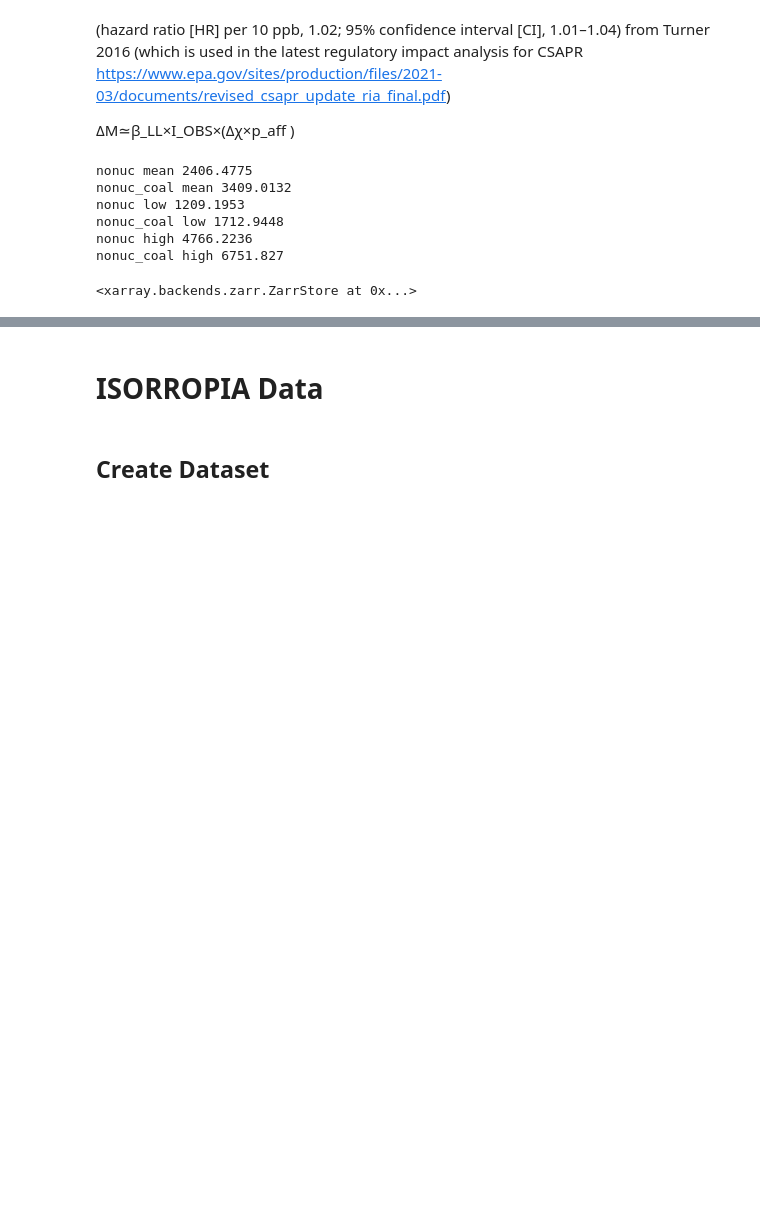
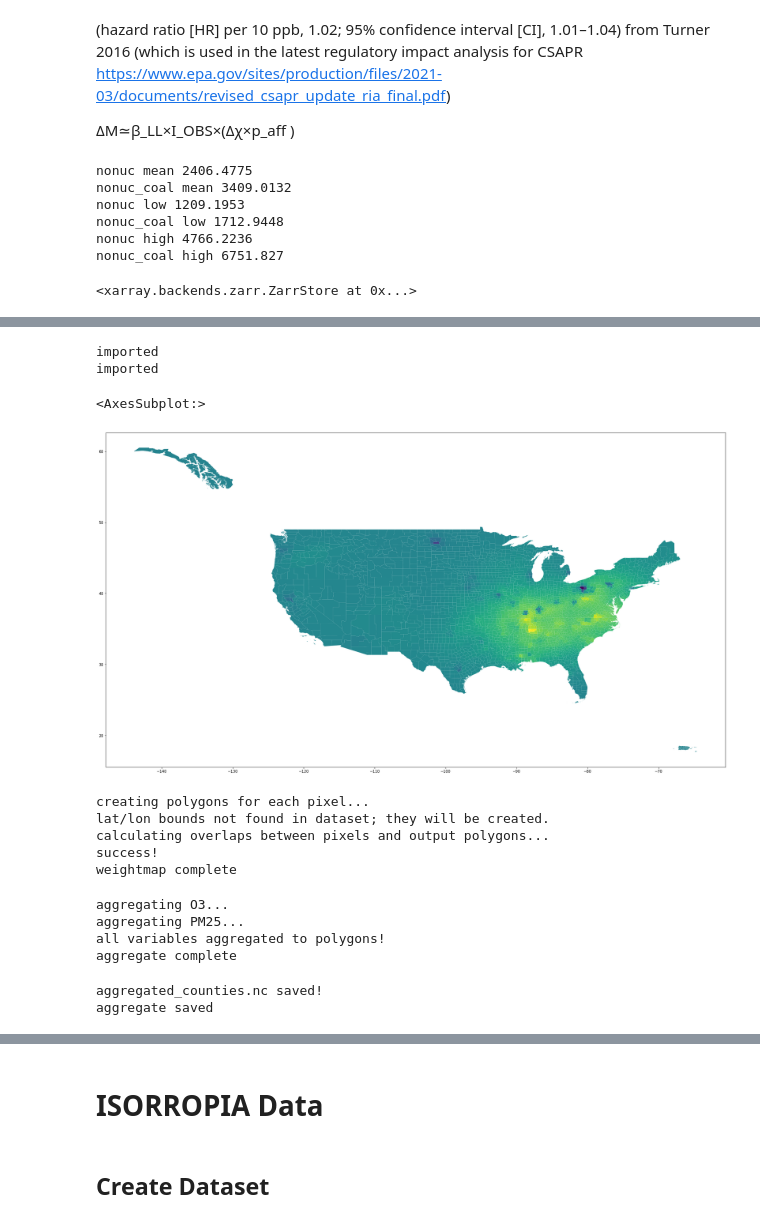
Before and after one commit to lfreese/us-ego, a Jupyter notebook: ego_nonuclear_project/0_dataset_creation.ipynb, the cells around one changed output, grey strips where cells are left out. Saved outputs shown, nothing was run; the diff lists cells and outputs as text; code cells hidden in the pictures; blank space fills up the shorter version.

```diff
--- a/ego_nonuclear_project/0_dataset_creation.ipynb
+++ b/ego_nonuclear_project/0_dataset_creation.ipynb
@@ -1047,0 +1063,30 @@ xr.Dataset.to_zarr(ds_PM, './final_data/pm_mortalities.zarr', mode = 'w') #save
+# %%
+
+
+# In[2]:
+
+
+poll_ds = xr.open_dataset('final_data/ds_PM_O3_daily.nc4')
+
+print('imported')
+# In[3]:
+
+
+counties = geopandas.read_file('data/cb_2018_us_county_500k.shx')
+counties = counties.rename(columns = {'NAME':'CountyName'})
+
+print('imported')
+
+# In[4]:
+
+
+states = geopandas.read_file('data/cb_2018_us_state_500k.shx')
+states = states.rename(columns = {'NAME':'StateName'})
+
+
+# states_counties = states.merge(counties)
+
+# In[5]:
+# %% [output]
+imported
+imported
@@ -1047,0 +1095,10 @@ xr.Dataset.to_zarr(ds_PM, './final_data/pm_mortalities.zarr', mode = 'w') #save
+# %%
+df = pd.read_csv('final_data/df_pm_o3_county_nuclear_geo_avg.csv')
+# %%
+df['geometry'] = geopandas.GeoSeries.from_wkt(df['geometry_county'])
+geo_df = geopandas.GeoDataFrame(df, geometry='geometry')
+# %%
+geo_df.plot(figsize = (30,30), column = 'O3')
+# %% [output]
+<AxesSubplot:>
+[figure, added]
@@ -1047,0 +1120,33 @@ xr.Dataset.to_zarr(ds_PM, './final_data/pm_mortalities.zarr', mode = 'w') #save
+# %%
+
+# In[8]:
+
+
+weightmap = xa.pixel_overlaps(poll_ds,counties)
+
+print('weightmap complete')
+
+# In[9]:
+# %% [output]
+creating polygons for each pixel...
+lat/lon bounds not found in dataset; they will be created.
+calculating overlaps between pixels and output polygons...
+success!
+weightmap complete
+# %%
+aggregated= xa.aggregate(poll_ds,weightmap)
+print('aggregate complete')
+
+
+# In[ ]:
+# %% [output]
+aggregating O3...
+aggregating PM25...
+all variables aggregated to polygons!
+aggregate complete
+# %%
+aggregated.to_netcdf('aggregated_counties.nc')
+print('aggregate saved')
+# %% [output]
+aggregated_counties.nc saved!
+aggregate saved
```
Also changed, not shown: parts of 38 cells of this notebook, 26 other files.
